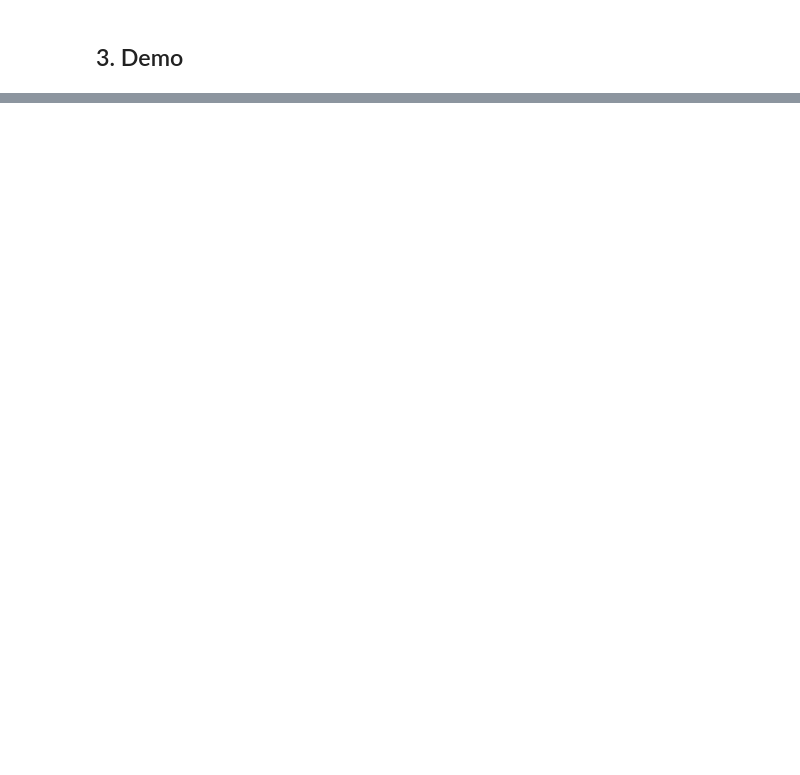
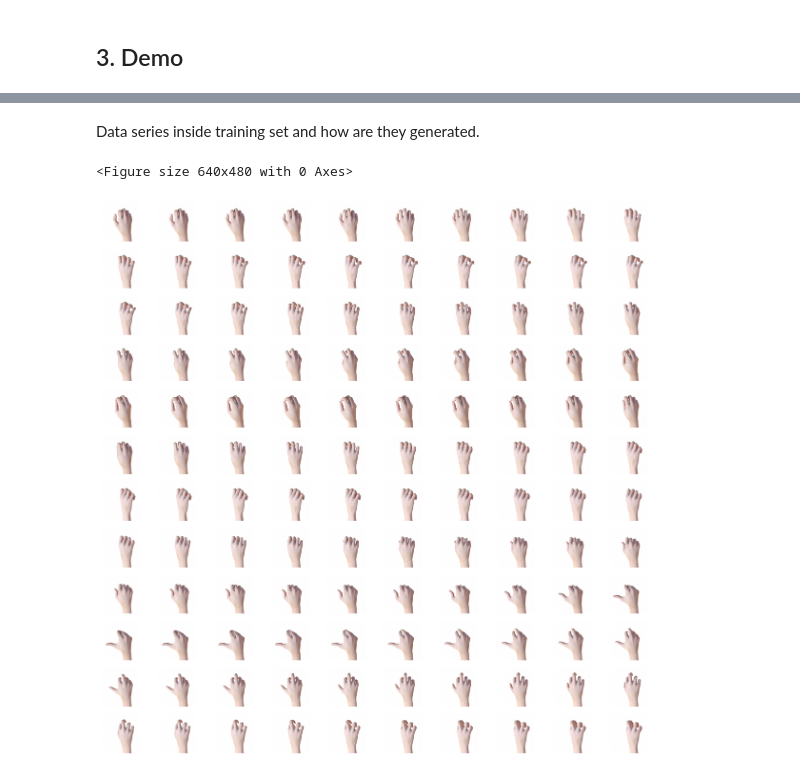
Before and after one commit to Harrisous/AIPI510_cool_dataset_prez, a Jupyter notebook: presentation.ipynb, the cells around one changed output, grey strips where cells are left out. Saved outputs shown, nothing was run; the diff lists cells and outputs as text; code cells hidden in the pictures; blank space fills up the shorter version.

```diff
--- a/presentation.ipynb
+++ b/presentation.ipynb
@@ -27,0 +181,31 @@ Short demo using the dataset (or a small subset of the dataset) - remember, the
+# %% [markdown]
+Data series inside training set and how are they generated.
+# %%
+import matplotlib.pyplot as plt
+
+sample_num = 120
+image_paths = [os.path.join("Rock-Paper-Scissors","train","rock","rock01-"+str(i).zfill(3)+".png") for i in range(sample_num)]
+
+def load_images(image_paths):
+    images = []
+    for path in image_paths:
+        img = Image.open(path)
+        images.append(img)
+    return images
+
+def plot_image_matrix(images, rows, cols):
+    fig, axes = plt.subplots(rows, cols, figsize=(15, 15))
+    axes = axes.flatten()
+
+    for img, ax in zip(images, axes):
+        ax.imshow(img)
+        ax.axis('off')
+
+plt.tight_layout()
+plt.show()
+
+images = load_images(image_paths)
+plot_image_matrix(images, rows=12, cols=10)
+# %% [output]
+<Figure size 640x480 with 0 Axes>
+[figure, added]
```
Also changed, not shown: parts of 10 cells of this notebook.
